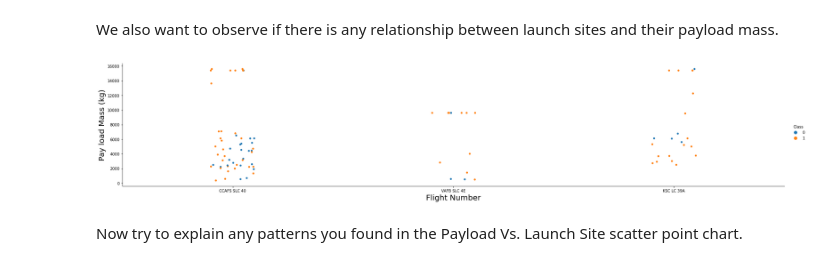
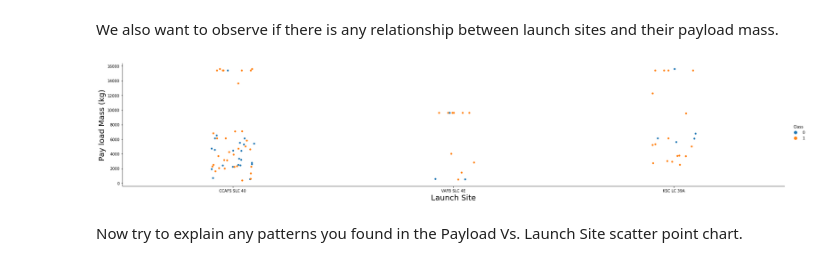
Before and after one commit to drewpav/Capstone-Assignment, a Jupyter notebook: jupyter-labs-eda-dataviz.ipynb, the cells around one changed output. Saved outputs shown, nothing was run; the diff lists cells and outputs as text; code cells hidden in the pictures.

```diff
--- a/jupyter-labs-eda-dataviz.ipynb
+++ b/jupyter-labs-eda-dataviz.ipynb
@@ -99,11 +99,11 @@ We also want to observe if there is any relationship between launch sites and th
 # %%
 # Plot a scatter point chart with x axis to be Pay Load Mass (kg) and y axis to be the launch site, and hue to be the class value
 sns.catplot(y="PayloadMass", x="LaunchSite", hue="Class", data=df, aspect = 5)
-plt.xlabel("Flight Number",fontsize=20)
+plt.xlabel("Launch Site",fontsize=20)
 plt.ylabel("Pay load Mass (kg)",fontsize=20)
 plt.show()
 # %% [output]
-[figure, old version]
+[figure, new version]
 # %% [markdown]
 Now try to explain any patterns you found in the Payload Vs. Launch Site scatter point chart.
 # %%
```
Also changed, not shown: parts of 1 cell of this notebook.
